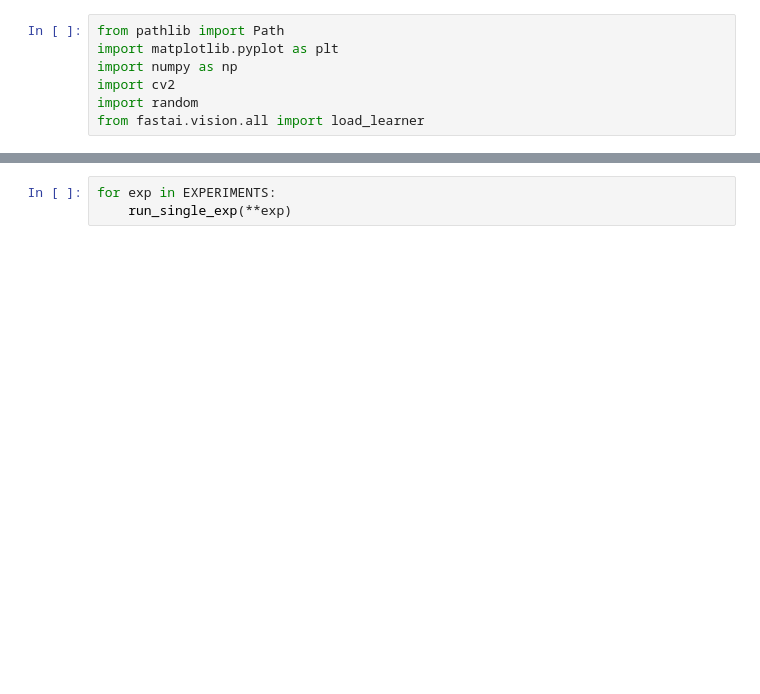
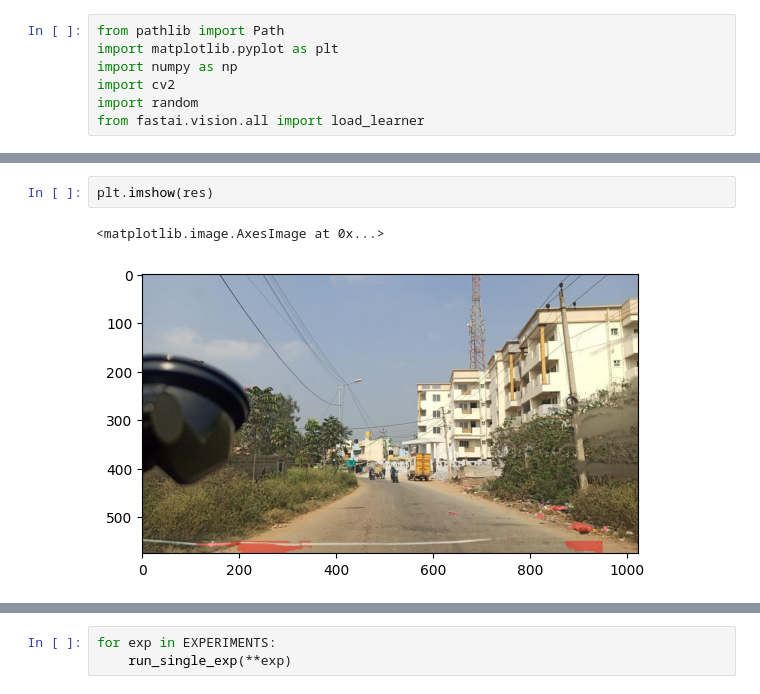
Before and after one commit to narang99/roads, a Jupyter notebook: mtrain/notebooks/test-pos-samples.ipynb, the cells around one changed output, grey strips where cells are left out. Cells and saved outputs as stored; diff of their text form; blank space fills up the shorter version.

```diff
--- a/mtrain/notebooks/test-pos-samples.ipynb
+++ b/mtrain/notebooks/test-pos-samples.ipynb
@@ -204,0 +399,5 @@ def predict_unet_with_resizer(
+# %%
+plt.imshow(res)
+# %% [output]
+<matplotlib.image.AxesImage at 0x...>
+[figure, added]
```
Also changed, not shown: parts of 17 cells of this notebook, 19 other files.
